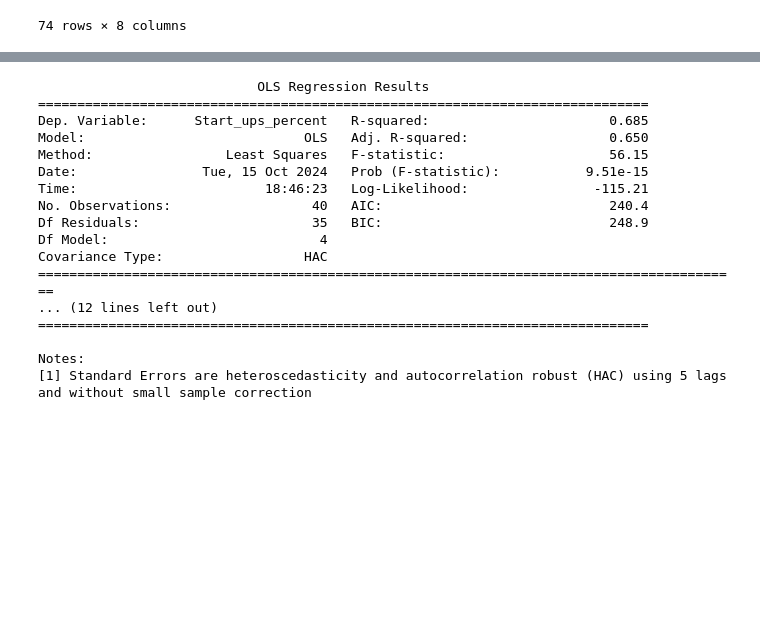
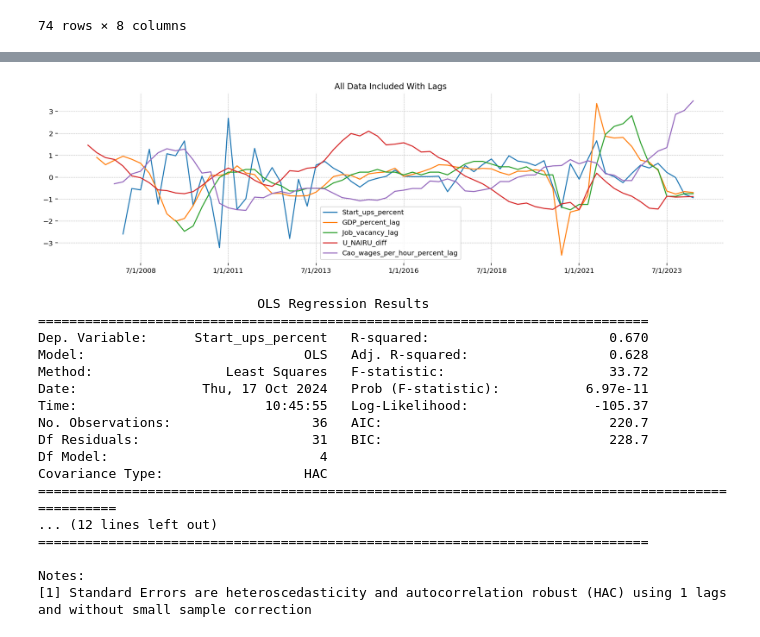
Before and after one commit to powell001/startups, a Jupyter notebook: code/hugos_model.ipynb, the cells around one changed output, grey strips where cells are left out. Cells and saved outputs as stored; diff of their text form; code cells hidden in the pictures; blank space fills up the shorter version.

Commit message:
hugos model, next steps

```diff
--- a/code/hugos_model.ipynb
+++ b/code/hugos_model.ipynb
@@ -162,9 +162,9 @@ data['Start_ups_percent'] = 100*(np.log(data['Start-ups']).diff(4))
 data['GDP_percent_lag']  = 100*((np.log(data['GDP'])).diff(4)).shift(1)
 data['Job_vacancy_lag']  = data['Job_vacancy'].diff(4).shift(2)
 #data['Loans_lag']  = data['Loans'].shift(4)
-data['U_NAIRU'] = data['U'].shift(4) - data['NAIRU'].shift(4)
-data['Zelfstandigenaftrek_lag']  = 100*(np.log(data['Zelfstandigenaftrek']).diff(4)).shift(4)
-data['Cao_wages_per_hour_lag'] = 100*(np.log(data['Cao-wages per hour']).diff(4)).shift(3)
+data['U_NAIRU_diff'] = data['U'].shift(4) - data['NAIRU'].shift(4)
+data['Zelfstandigenaftrek_percent_lag']  = 100*(np.log(data['Zelfstandigenaftrek']).diff(4)).shift(4)
+data['Cao_wages_per_hour_percent_lag'] = 100*(np.log(data['Cao-wages per hour']).diff(4)).shift(3)
 data.head(10)
 # %% [output]
 |  | Start-ups | GDP | Job_vacancy | Loans | Zelfstandigenaftrek | Cao-wages per hour | U | NAIRU | ... |
@@ -178,31 +178,38 @@ data.head(10)
 | 10/1/2007 | 35945.0 | 193.551 | NaN | 256.056000 | 6500 | 80.028289 | 5.066667 | 5.064187 | ... |
 | 1/1/2008 | 33460.0 | 194.907 | 3.4 | 274.882667 | 6500 | 81.188119 | 4.800000 | 5.094126 | ... |
 | 4/1/2008 | 47585.0 | 195.047 | 3.4 | 290.752000 | 6500 | 81.951909 | 4.800000 | 5.124065 | ... |
+# %%
+hugo1 = data[['Start_ups_percent', 'GDP_percent_lag', 'Job_vacancy_lag', 'U_NAIRU_diff', 'Cao_wages_per_hour_percent_lag']]
+hugo_stdz = (hugo1 - hugo1.mean())/hugo1.std()
+hugo_stdz.plot(title="All Data Included With Lags")
+plt.savefig("../output/All Data Included With Lags")
+# %% [output]
+[figure, added]
 # %%
 
 data3 = data.dropna()
 
-data3 = data3.iloc[20:,]
+data3 = data3.iloc[24:,]
 
-results = smf.ols("Start_ups_percent ~ 1 + GDP_percent_lag + Job_vacancy_lag  + U_NAIRU + Cao_wages_per_hour_lag", data=data3).fit(cov_type='HAC',cov_kwds={'maxlags':5})
+results = smf.ols("Start_ups_percent ~ 1 + GDP_percent_lag + Job_vacancy_lag  + U_NAIRU_diff + Cao_wages_per_hour_percent_lag", data=data3).fit(cov_type='HAC',cov_kwds={'maxlags':1})
 
 # Inspect the results
 print(results.summary())
 # %% [output]
                             OLS Regression Results
 ==============================================================================
-Dep. Variable:      Start_ups_percent   R-squared:                       0.685
-Model:                            OLS   Adj. R-squared:                  0.650
-Method:                 Least Squares   F-statistic:                     56.15
-Date:                Tue, 15 Oct 2024   Prob (F-statistic):           9.51e-15
-Time:                        18:46:23   Log-Likelihood:                -115.21
-No. Observations:                  40   AIC:                             240.4
-Df Residuals:                      35   BIC:                             248.9
+Dep. Variable:      Start_ups_percent   R-squared:                       0.670
+Model:                            OLS   Adj. R-squared:                  0.628
+Method:                 Least Squares   F-statistic:                     33.72
+Date:                Thu, 17 Oct 2024   Prob (F-statistic):           6.97e-11
+Time:                        10:45:55   Log-Likelihood:                -105.37
+No. Observations:                  36   AIC:                             220.7
+Df Residuals:                      31   BIC:                             228.7
 Df Model:                           4
 Covariance Type:                  HAC
-==========================================================================================
+==================================================================================================
 ... (12 lines left out)
 ==============================================================================
 
 Notes:
-[1] Standard Errors are heteroscedasticity and autocorrelation robust (HAC) using 5 lags and without small sample correction
+[1] Standard Errors are heteroscedasticity and autocorrelation robust (HAC) using 1 lags and without small sample correction
```
Also changed, not shown: parts of 2 cells of this notebook, 2 other files.
